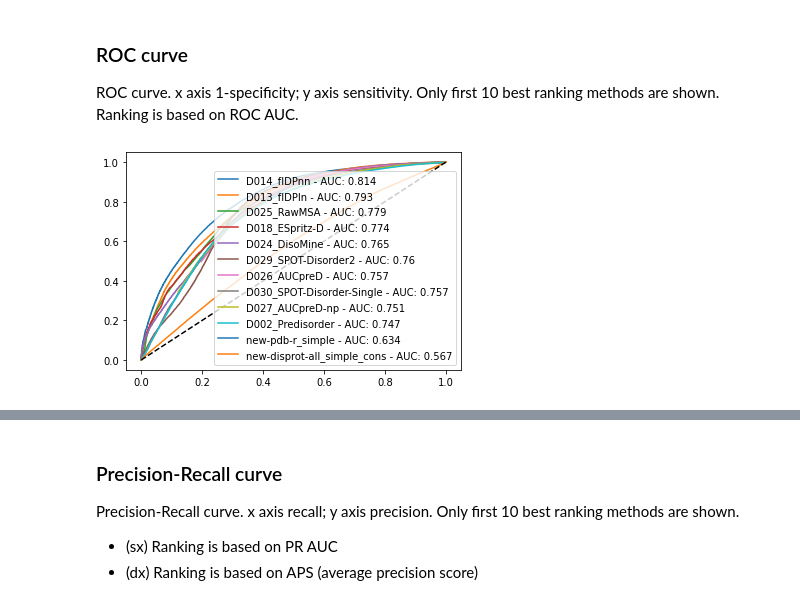
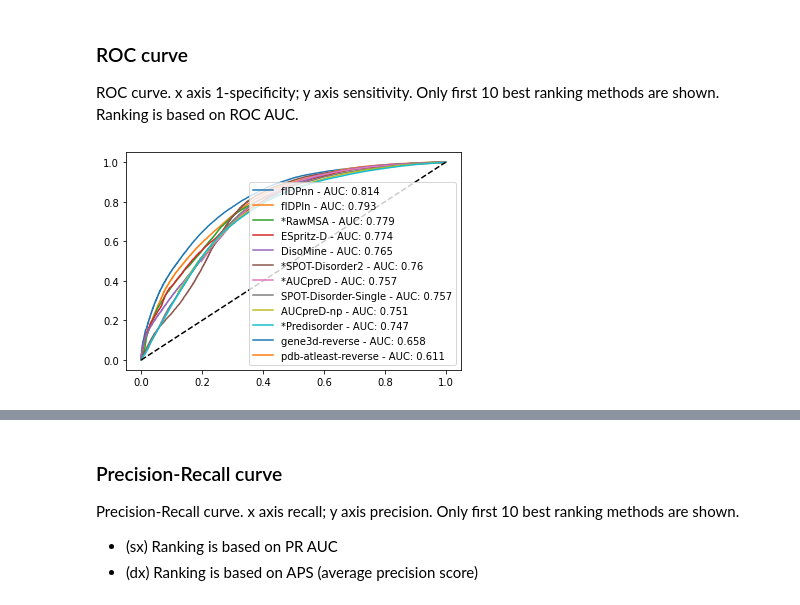
Before and after one commit to BioComputingUP/CAID, a Jupyter notebook: CAID-vect.ipynb, the cells around one changed output, grey strips where cells are left out. Cells and saved outputs as stored; diff of their text form; code cells hidden in the pictures.

```diff
--- a/CAID-vect.ipynb
+++ b/CAID-vect.ipynb
@@ -10,2 +22,25 @@ from sklearn.metrics import confusion_matrix as cm, roc_curve, roc_auc_score
+# %%
+def names(fname):
+    names = json.load(open("data/caid_names.json"))
+
+    name = names.get(fname)
+    if name is None:
+        if "cons" in fname:
+            name = "Naive Conservation"
+        elif "pdb" in fname and 'reverse' in fname:
+            name = "Naive PDB"
+        elif "gene3d" in fname and 'reverse' in fname:
+            name = "Naive Gene3D"
+        elif "random" in fname:
+            name = "Random"
+        elif "dataset" in fname:
+            name = "Shuffled dataset"
+        elif "target" in fname:
+            name = "Shuffled targets"
+        elif "fix" in fname:
+            name = "Fixed ID content"
+        elif "ref" in fname:
+            name = "Reference"
+    return name
 # %%
 # set cwd and paths
@@ -217,7 +228,12 @@ _ = ax.axvline(lo, c='r', linestyle='--')
 Heatmap representing the MCC for each target for each predictor. Sorted by average-target MCC (big-->small), which can be seen on upper tick labels.
 # %%
 fig , ax = plt.subplots(figsize=(20, 8))
-tgt_pred_metrics_avg = tgt_pred_metrics["mcc"].unstack().mean().sort_values()
+tgt_pred_metrics = pd.read_csv('../results/disprot-disorder.analysis.all.target.mcc.metrics.csv', index_col=[0,1])
+
+tgt_pred_metrics_avg = tgt_pred_metrics['mcc'].unstack().mean().sort_values()
+
+
+ax.set_facecolor('royalblue')
 ax = sns.heatmap(tgt_pred_metrics["mcc"].unstack().reindex(tgt_pred_metrics_avg.index, axis=1), ax=ax)
 ax2 = ax.twiny()
 ax2.set_xticks(ax.xaxis.get_ticklocs())
@@ -237,22 +251,23 @@ sns.pairplot(t.head(2).T);
 # %% [markdown]
 ### ROC curve
 ROC curve. x axis 1-specificity; y axis sensitivity. Only first 10 best ranking methods are shown. Ranking is based on ROC AUC.
+# %%
+pred_rocs = pd.read_csv("../results/disprot-disorder.analysis.all.dataset._.roc.csv", index_col=[0], header=[0,1,2])
+naive_roc = pd.read_csv("../baseline/disprot-disorder.naive-pdb-atleast-reverse.all.dataset._.roc.csv", index_col=[0], header=[0,1,2])
+cons_roc = pd.read_csv("../baseline/disprot-disorder.naive-gene3d-reverse.all.dataset._.roc.csv", index_col=[0], header=[0,1,2])
+pred_rocs.rename(names, axis=1, level=0, inplace=True)
 # %%
-pred_rocs = pd.read_csv("/home/marnec/Projects/CAID/caid/results/new-disprot-all_simple.analysis.all.dataset._.roc.csv", index_col=[0], header=[0,1,2])
-naive_roc = pd.read_csv("/home/marnec/Projects/CAID/caid/baseline/new-disprot-all_simple.naive-new-pdb-r_simple.all.dataset._.roc.csv", index_col=[0], header=[0,1,2])
-cons_roc = pd.read_csv("/home/marnec/Projects/CAID/caid/baseline/new-disprot-all_simple.cons.all.dataset._.roc.csv", index_col=[0], header=[0,1,2])
-
 # create auc ranking of all predictor + baselines
 auc_roc = sorted(pred_rocs.join(naive_roc).join(cons_roc).columns.droplevel(2).unique(), key=lambda t: t[1], reverse=True)
 # select first 10 predictors
 rocs = pred_rocs.reindex(list(zip(*auc_roc))[0], axis=1, level=0).T.head(20)
 # add baselines if they are not among the best 10
 rocs = rocs.append(naive_roc.T) if naive_roc.index.get_level_values(0)[0] not in rocs.index.get_level_values('predictor').unique() else rocs
 rocs = rocs.append(cons_roc.T) if cons_roc.index.get_level_values(0)[0] not in rocs.index.get_level_values('predictor').unique() else rocs
 # recreate auc ranking with first 10 predictors and baselines
 auc_roc = sorted(rocs.index.droplevel(2).unique(), key=lambda t: t[1], reverse=True)
 lines = plt.plot(*rocs.reindex(list(zip(*auc_roc))[0], level=0).values)
 plt.plot([0, 1], [0, 1], color='k', linestyle='--')
 plt.legend(lines, ["{} - AUC: {}".format(*t) for t in auc_roc]);
 # %% [output]
-[figure, old version]
+[figure, new version]
```
Also changed, not shown: parts of 76 cells of this notebook, 44 other files.
